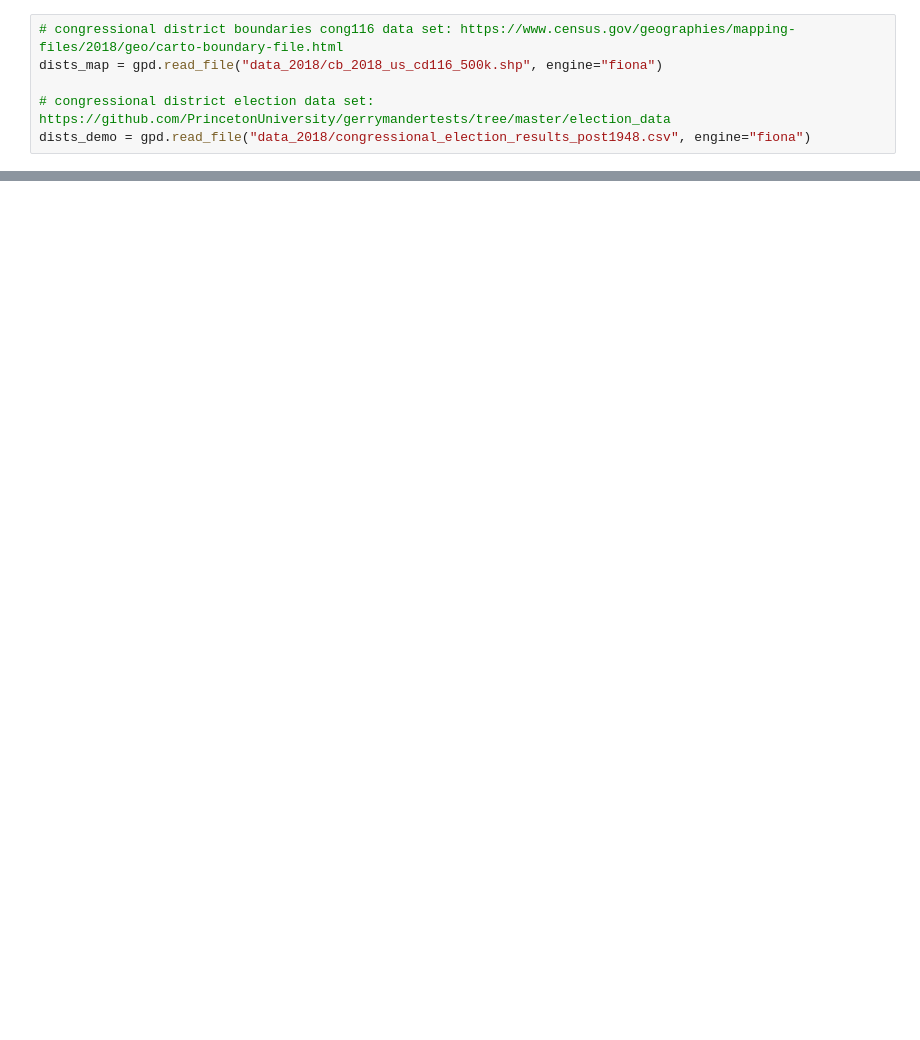
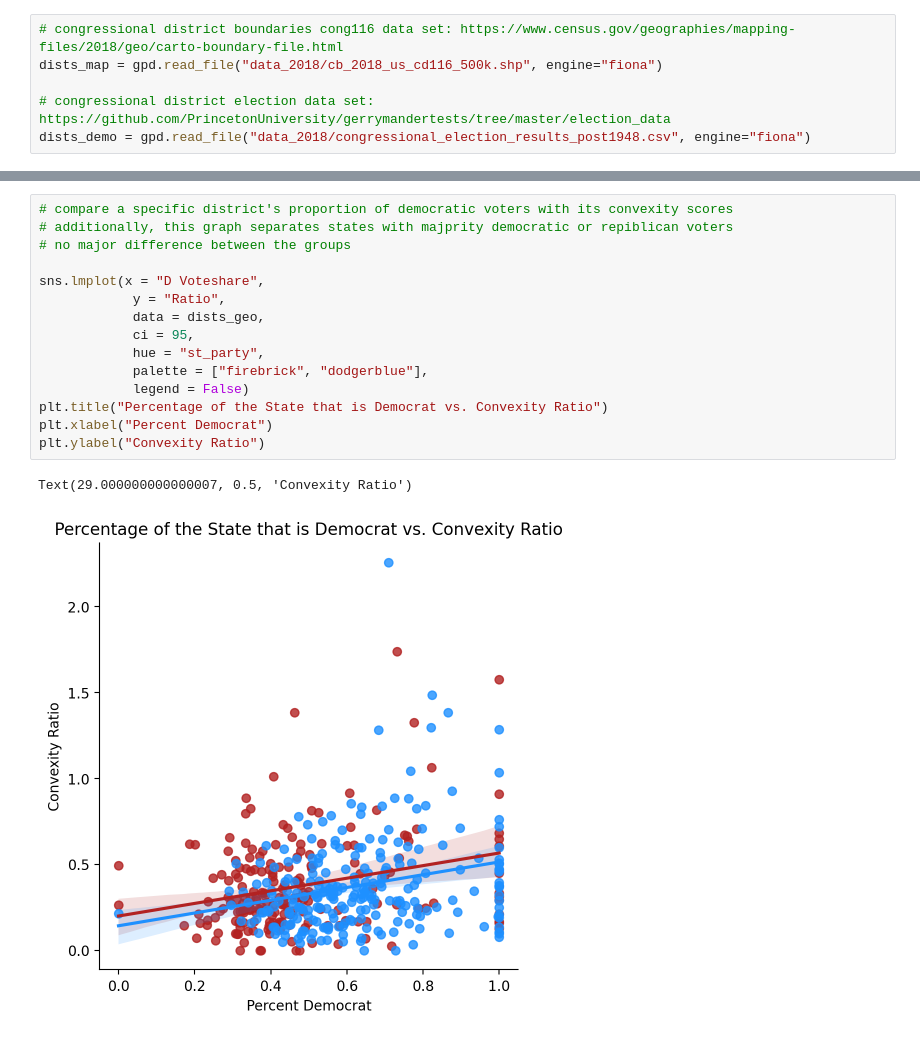
Before and after one commit to maia-pi/db_project, a Jupyter notebook: cong116.ipynb, the cells around one changed output, grey strips where cells are left out. Saved outputs shown, nothing was run; the diff lists cells and outputs as text; blank space fills up the shorter version.

```diff
--- a/cong116.ipynb
+++ b/cong116.ipynb
@@ -422,0 +235,18 @@ dists_demo[dists_demo["Incumbent"] == "O"].head(10)
+# %%
+# compare a specific district's proportion of democratic voters with its convexity scores
+# additionally, this graph separates states with majprity democratic or repiblican voters
+# no major difference between the groups
+
+sns.lmplot(x = "D Voteshare",
+            y = "Ratio",
+            data = dists_geo,
+            ci = 95,
+            hue = "st_party",
+            palette = ["firebrick", "dodgerblue"],
+            legend = False)
+plt.title("Percentage of the State that is Democrat vs. Convexity Ratio")
+plt.xlabel("Percent Democrat")
+plt.ylabel("Convexity Ratio")
+# %% [output]
+Text(29.000000000000007, 0.5, 'Convexity Ratio')
+[figure, added]
```
Also changed, not shown: parts of 50 cells of this notebook.
